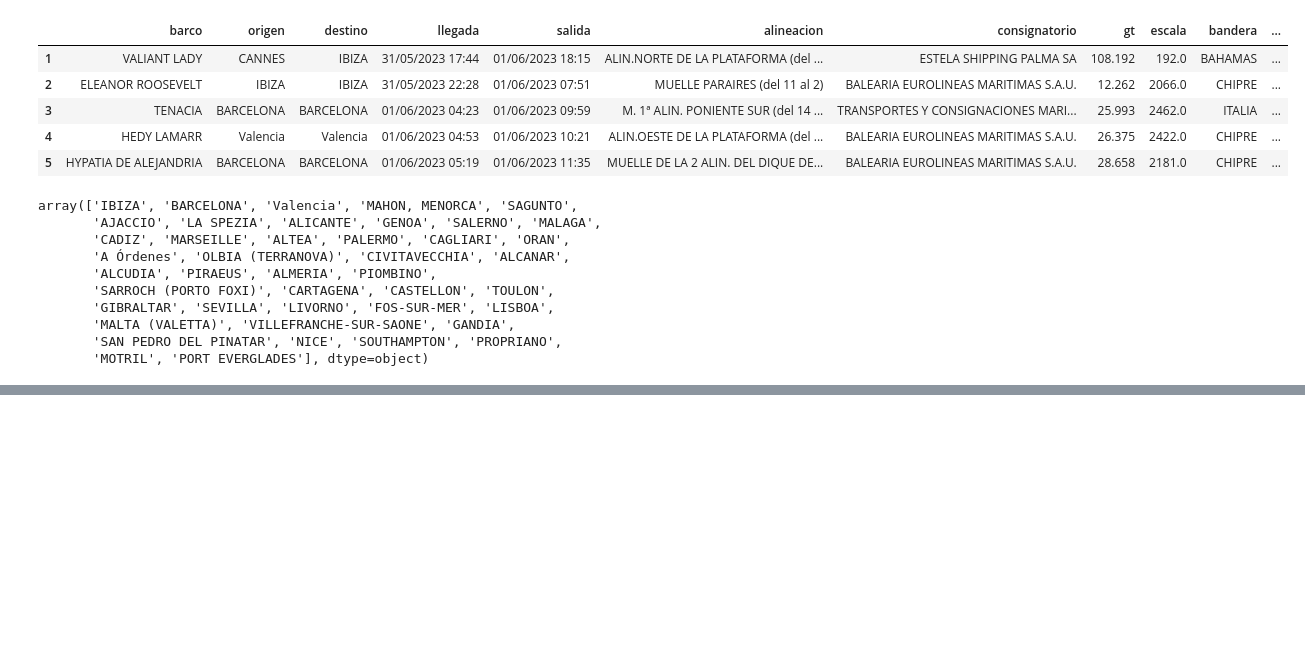
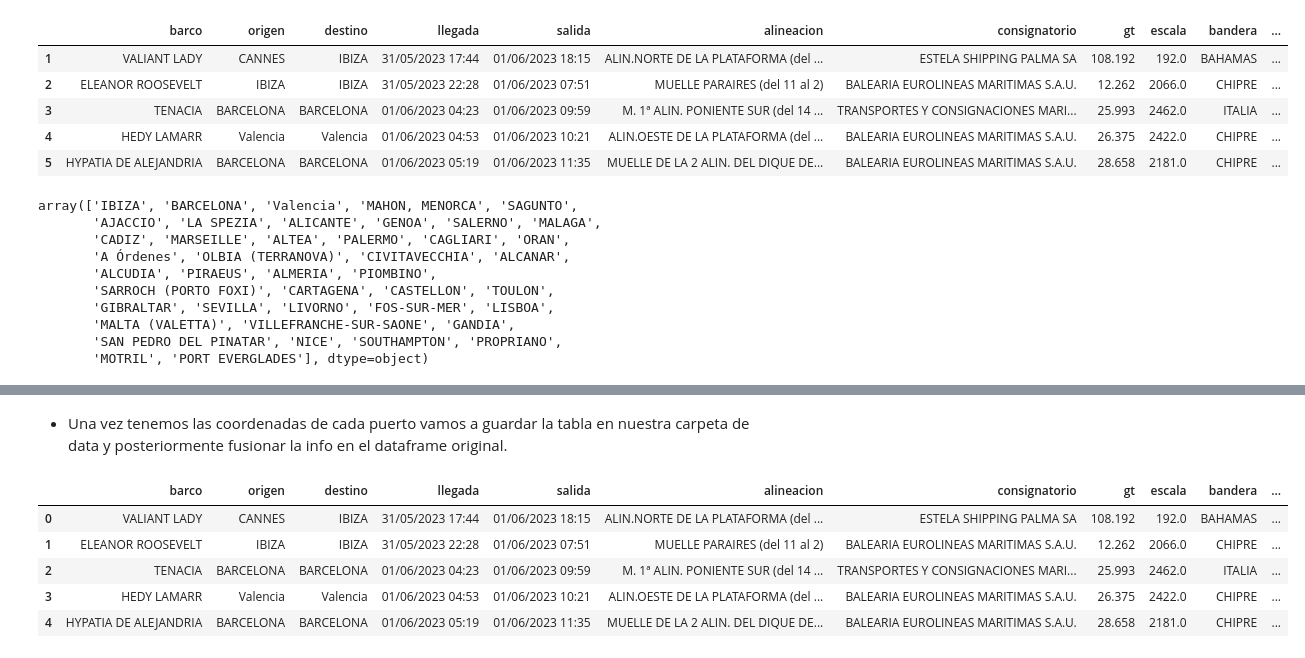
Before and after one commit to Jacobomb/ETL_Project_BalearicTransit, a Jupyter notebook: notebooks/2.Weather_API.ipynb, the cells around one changed output, grey strips where cells are left out. Saved outputs shown, nothing was run; the diff lists cells and outputs as text; code cells hidden in the pictures; blank space fills up the shorter version.

Commit message:
Coordenadas puertos de llegada

```diff
--- a/notebooks/2.Weather_API.ipynb
+++ b/notebooks/2.Weather_API.ipynb
@@ -105,0 +192,2 @@ array(['IBIZA', 'BARCELONA', 'Valencia', 'MAHON, MENORCA', 'SAGUNTO',
+# %% [markdown]
+* Una vez tenemos las coordenadas de cada puerto vamos a guardar la tabla en nuestra carpeta de data y posteriormente fusionar la info en el dataframe original.
@@ -105,0 +196,11 @@ array(['IBIZA', 'BARCELONA', 'Valencia', 'MAHON, MENORCA', 'SAGUNTO',
+# %%
+df = df.merge(puertos_coords, left_on='destino', right_on='Puerto', how='left')
+df = df.rename(columns={'Latitud': 'LatitudPuertoLlegada', 'Longitud': 'LongitudPuertoLlegada'})
+df.head()
+# %% [output]
+|  | barco | origen | destino | llegada | salida | alineacion | consignatorio | gt | escala | bandera | ... |
+| 0 | VALIANT LADY | CANNES | IBIZA | 31/05/2023 17:44 | 01/06/2023 18:15 | ALIN.NORTE DE LA PLATAFORMA (del ... | ESTELA SHIPPING PALMA SA | 108.192 | 192.0 | BAHAMAS | ... |
+| 1 | ELEANOR ROOSEVELT | IBIZA | IBIZA | 31/05/2023 22:28 | 01/06/2023 07:51 | MUELLE PARAIRES (del 11 al 2) | BALEARIA EUROLINEAS MARITIMAS S.A.U. | 12.262 | 2066.0 | CHIPRE | ... |
+| 2 | TENACIA | BARCELONA | BARCELONA | 01/06/2023 04:23 | 01/06/2023 09:59 | M. 1ª ALIN. PONIENTE SUR (del 14 ... | TRANSPORTES Y CONSIGNACIONES MARI... | 25.993 | 2462.0 | ITALIA | ... |
+| 3 | HEDY LAMARR | Valencia | Valencia | 01/06/2023 04:53 | 01/06/2023 10:21 | ALIN.OESTE DE LA PLATAFORMA (del ... | BALEARIA EUROLINEAS MARITIMAS S.A.U. | 26.375 | 2422.0 | CHIPRE | ... |
+| 4 | HYPATIA DE ALEJANDRIA | BARCELONA | BARCELONA | 01/06/2023 05:19 | 01/06/2023 11:35 | MUELLE DE LA 2 ALIN. DEL DIQUE DE... | BALEARIA EUROLINEAS MARITIMAS S.A.U. | 28.658 | 2181.0 | CHIPRE | ... |
```
Also changed, not shown: parts of 5 cells of this notebook, 1 other file.
